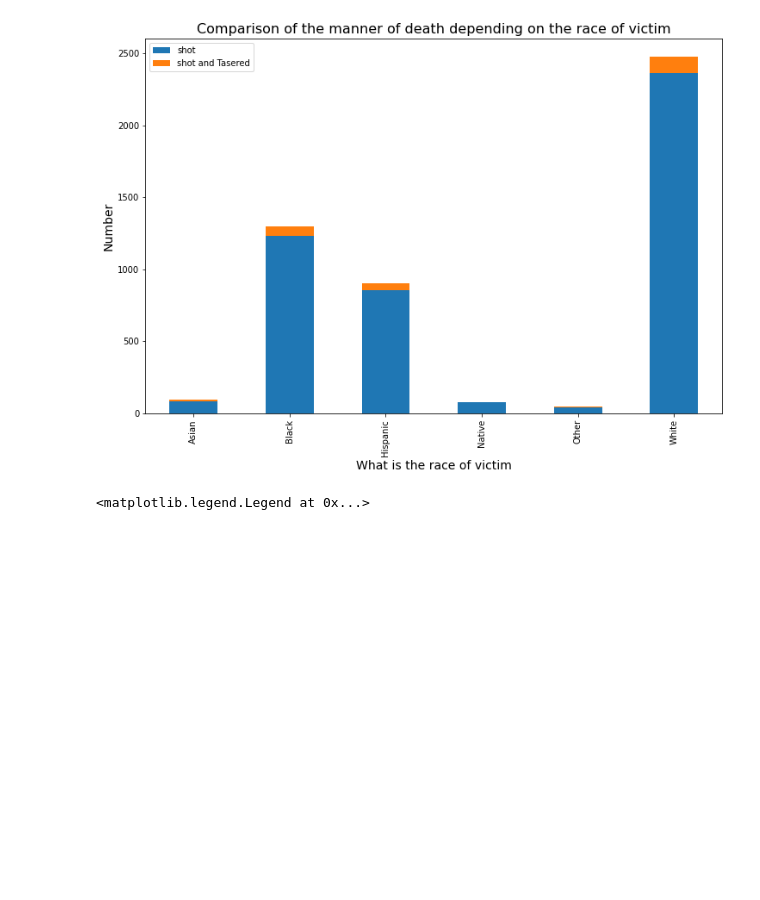
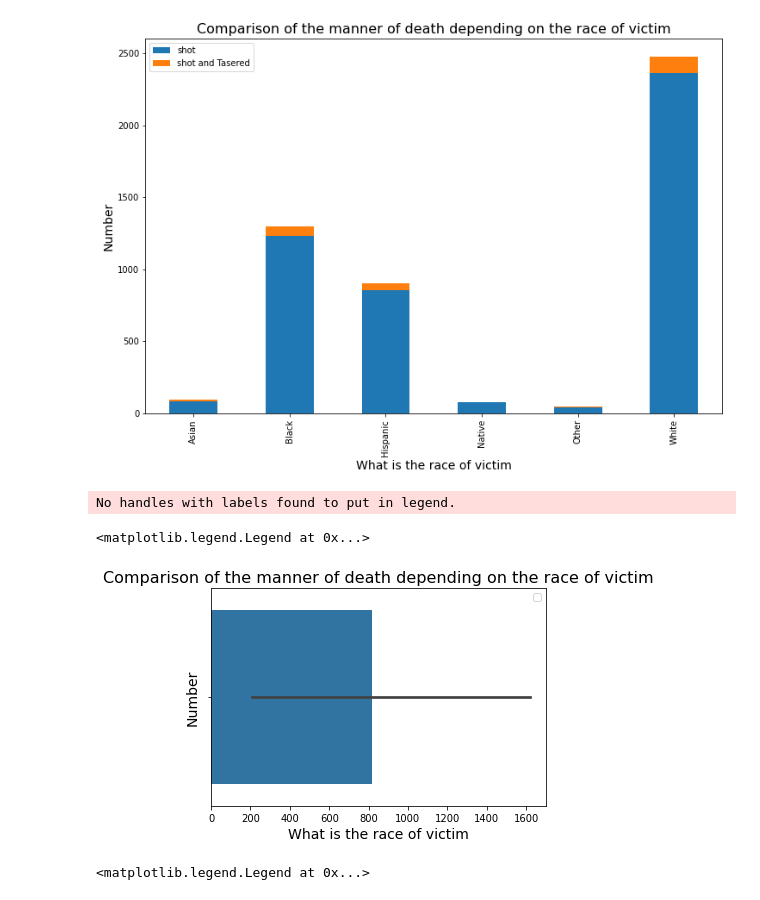
Before and after one commit to MachukaJoy/US_Police_Shootings_Analysis, a Jupyter notebook: US_POLICE_SHOOTING.ipynb, the cells around one changed output. Drawn from its saved outputs; the diff is of its cells as text; code cells hidden in the pictures; blank space fills up the shorter version.

```diff
--- a/US_POLICE_SHOOTING.ipynb
+++ b/US_POLICE_SHOOTING.ipynb
@@ -574,6 +464,18 @@ plt.legend(fontsize=10)
 # %% [output]
 <matplotlib.legend.Legend at 0x...>
 [figure]
+# %%
+sns.barplot(df.groupby('race')['manner_of_death'].count().sort_values(ascending=False))
+
+# labels and title
+plt.title('Comparison of the manner of death depending on the race of victim',fontsize=16)
+plt.xlabel('What is the race of victim',fontsize=14)
+plt.ylabel('Number',fontsize=14)
+plt.legend(fontsize=10)
+# %% [output]
+No handles with labels found to put in legend.
+<matplotlib.legend.Legend at 0x...>
+[figure, added]
 # %%
 #Plotting our bar graph
 df.groupby(['manner_of_death','signs_of_mental_illness']).id.count().unstack().plot(kind='bar',figsize=(12,8),stacked = True)
```
Also changed, not shown: parts of 59 cells of this notebook.
